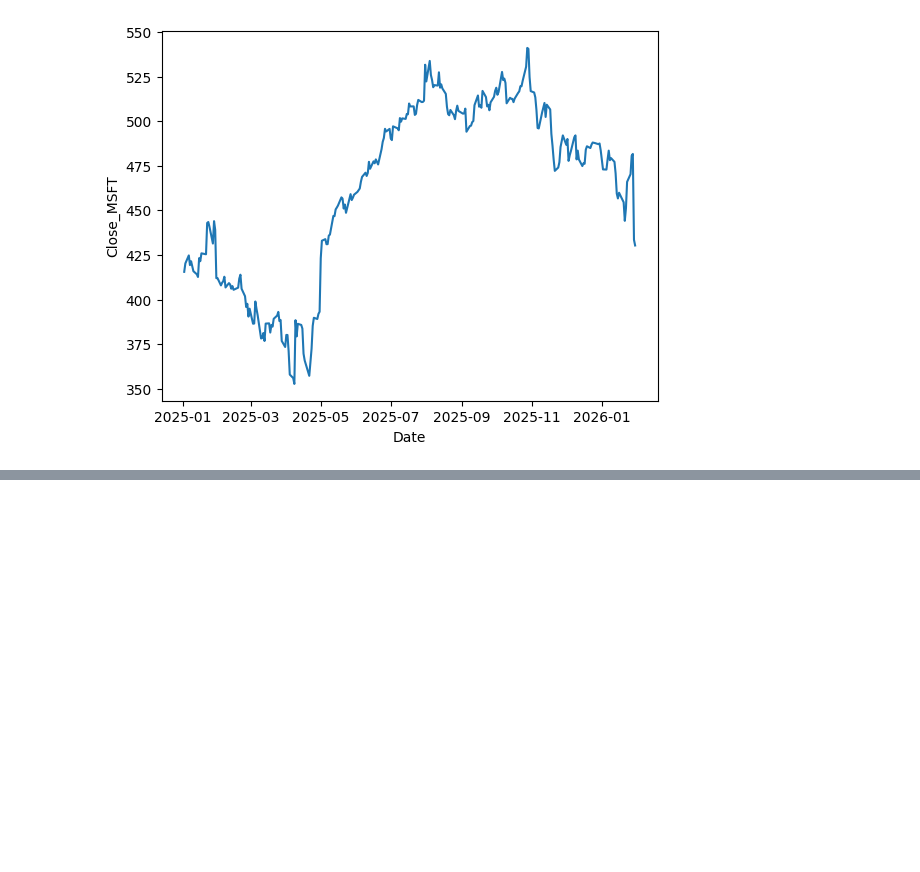
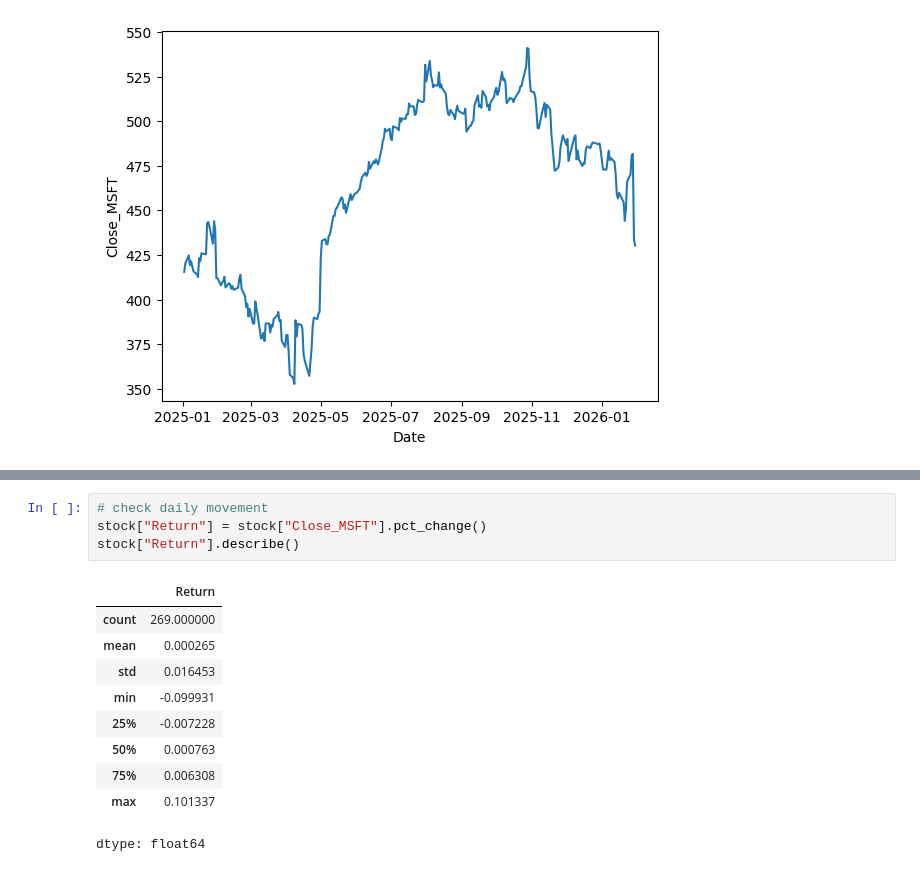
Before and after one commit to shashankgarewal/Time-Series-Analysis-Forecasting, a Jupyter notebook: 01_basic.ipynb, the cells around one changed output, grey strips where cells are left out. Saved outputs shown, nothing was run; the diff lists cells and outputs as text; blank space fills up the shorter version.

```diff
--- a/01_basic.ipynb
+++ b/01_basic.ipynb
@@ -50,0 +141,15 @@ sns.lineplot(data=stock, x='Date', y='Close_MSFT');
+# %%
+# check daily movement
+stock["Return"] = stock["Close_MSFT"].pct_change()
+stock["Return"].describe()
+# %% [output]
+|  | Return |
+| count | 269.000000 |
+| mean | 0.000265 |
+| std | 0.016453 |
+| min | -0.099931 |
+| 25% | -0.007228 |
+| 50% | 0.000763 |
+| 75% | 0.006308 |
+| max | 0.101337 |
+dtype: float64
```
Also changed, not shown: parts of 15 cells of this notebook.
